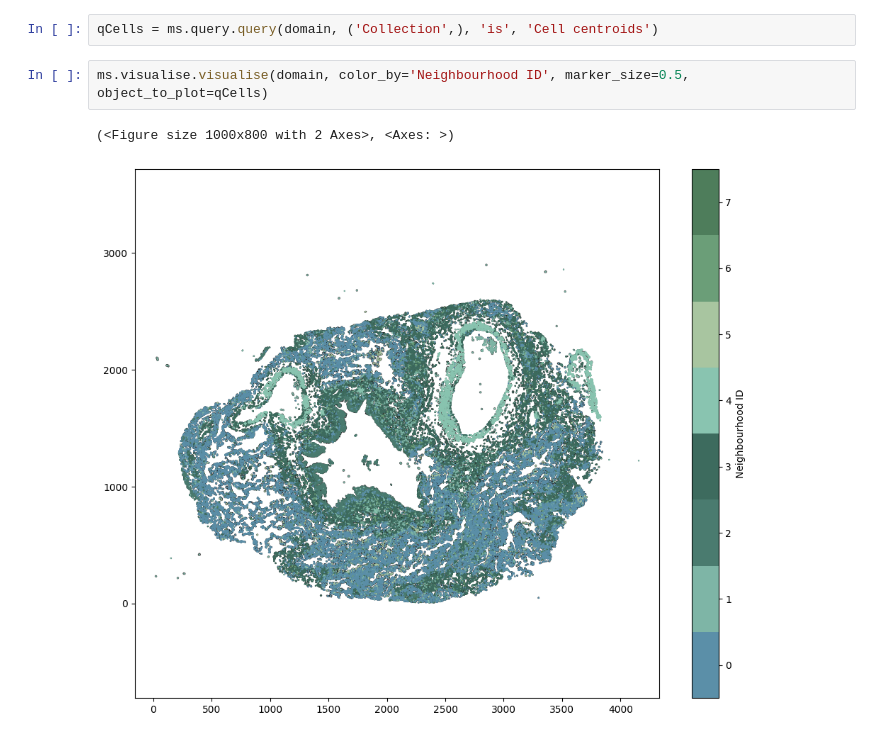
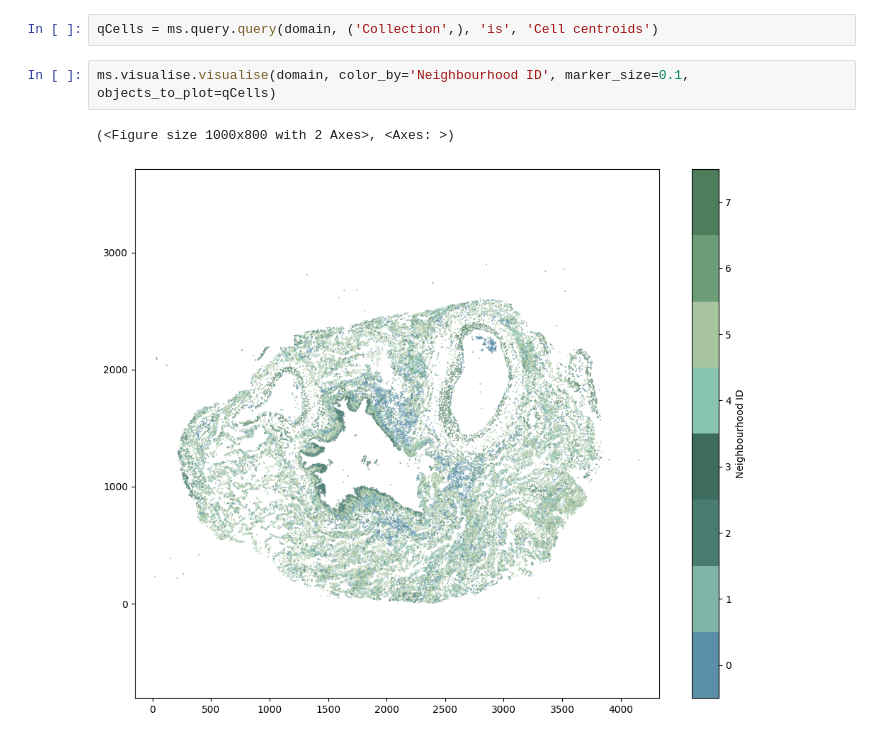
Before and after one commit to spatts14/AirScape_analysis, a Jupyter notebook: notebooks/muspan/nb_clustering.ipynb, the cells around one changed output. Cells and saved outputs as stored; diff of their text form.

```diff
--- a/notebooks/muspan/nb_clustering.ipynb
+++ b/notebooks/muspan/nb_clustering.ipynb
@@ -160,7 +158,7 @@ NameError: name 'np' is not defined
 # %%
 qCells = ms.query.query(domain, ('Collection',), 'is', 'Cell centroids')
 # %%
-ms.visualise.visualise(domain, color_by='Neighbourhood ID', marker_size=0.5, object_to_plot=qCells)
+ms.visualise.visualise(domain, color_by='Neighbourhood ID', marker_size=0.1, objects_to_plot=qCells)
 # %% [output]
 (<Figure size 1000x800 with 2 Axes>, <Axes: >)
-[figure, old version]
+[figure, new version]
```
Also changed, not shown: parts of 3 cells of this notebook, 3 other files.
